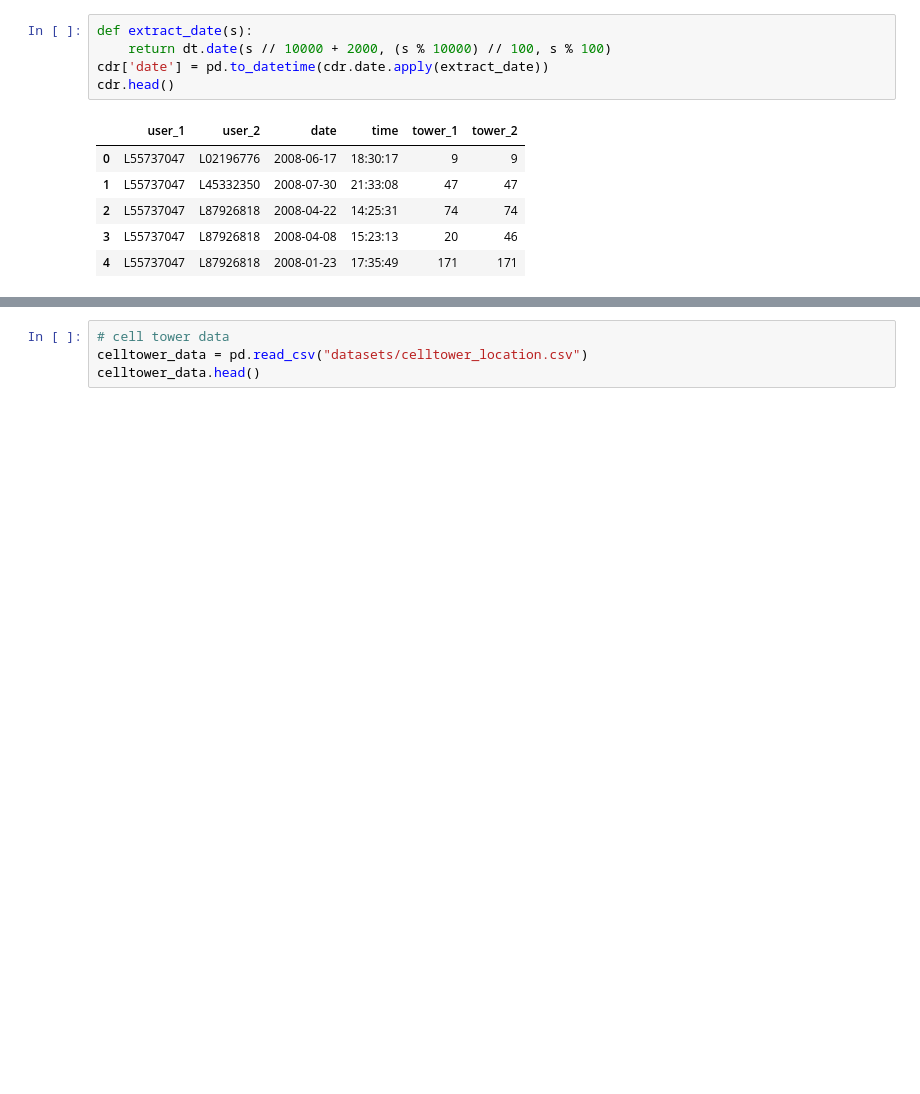
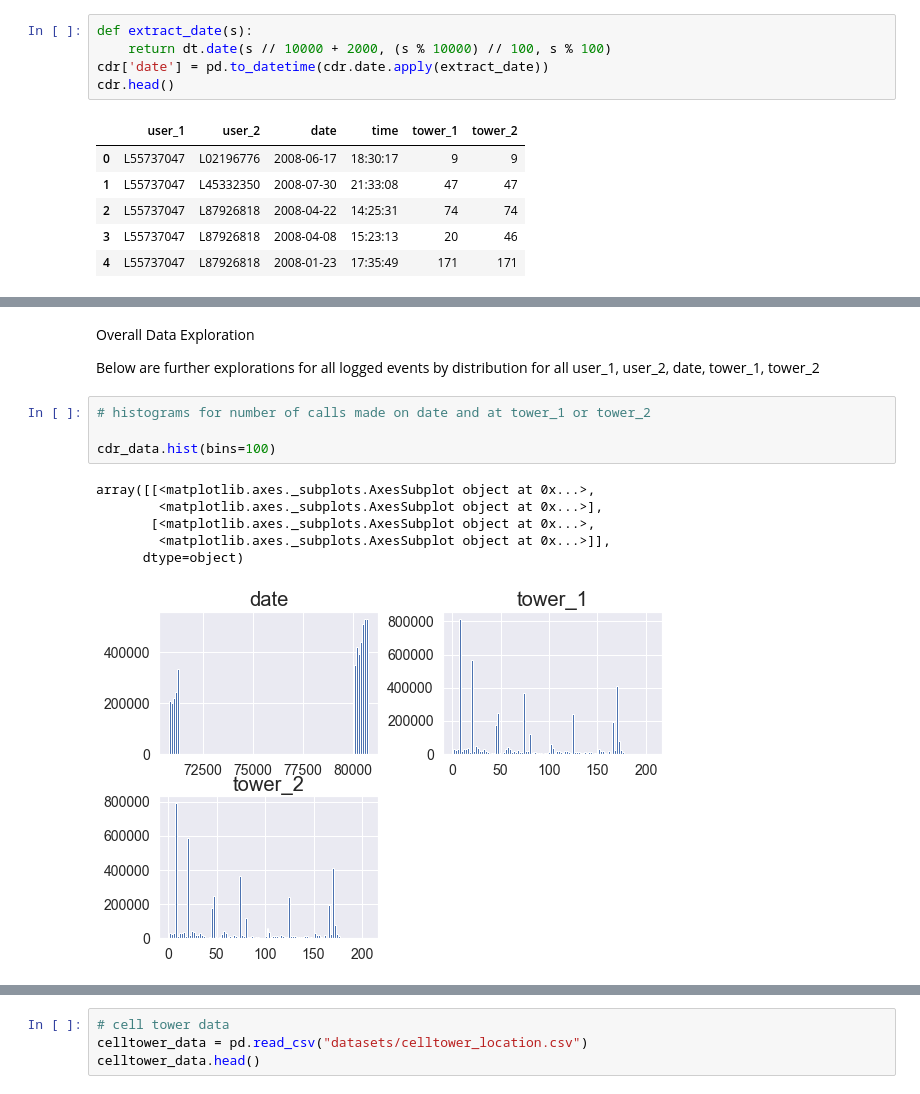
Before and after one commit to wetchler/bdd-ps2, a Jupyter notebook: BDD2019-PS2.ipynb, the cells around one changed output, grey strips where cells are left out. Cells and saved outputs as stored; diff of their text form; blank space fills up the shorter version.

```diff
--- a/BDD2019-PS2.ipynb
+++ b/BDD2019-PS2.ipynb
@@ -204,0 +193,15 @@ Sum of calls by user_2 is 4388305
+# %% [markdown]
+Overall Data Exploration
+
+Below are further explorations for all logged events by distribution for all user_1, user_2, date, tower_1, tower_2
+# %%
+# histograms for number of calls made on date and at tower_1 or tower_2
+
+cdr_data.hist(bins=100)
+# %% [output]
+array([[<matplotlib.axes._subplots.AxesSubplot object at 0x...>,
+        <matplotlib.axes._subplots.AxesSubplot object at 0x...>],
+       [<matplotlib.axes._subplots.AxesSubplot object at 0x...>,
+        <matplotlib.axes._subplots.AxesSubplot object at 0x...>]],
+      dtype=object)
+[figure, added]
```
Also changed, not shown: parts of 39 cells of this notebook.
